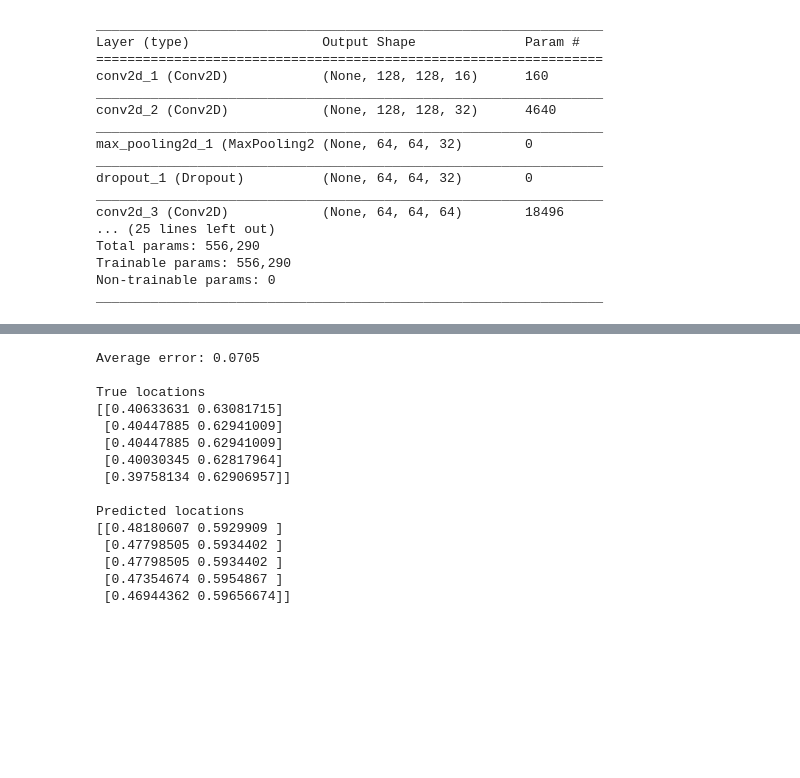
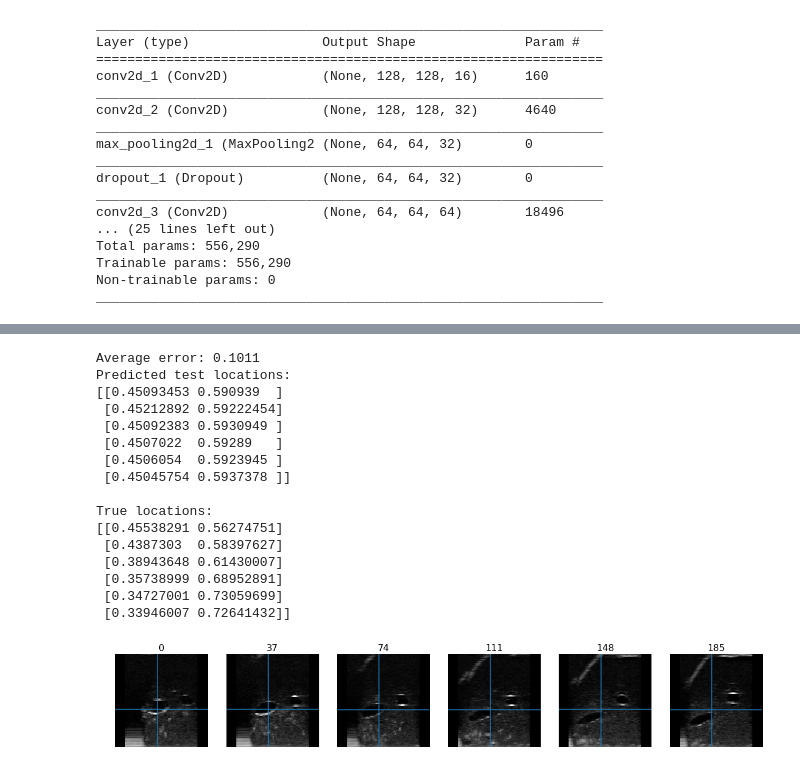
Before and after one commit to SlicerIGT/aigt, a Jupyter notebook: Notebooks/Experimental/CentralLineLoc-ArraysInput.ipynb, the cells around one changed output, grey strips where cells are left out. Drawn from its saved outputs; the diff is of its cells as text; code cells hidden in the pictures; blank space fills up the shorter version.

```diff
--- a/Notebooks/Experimental/CentralLineLoc-ArraysInput.ipynb
+++ b/Notebooks/Experimental/CentralLineLoc-ArraysInput.ipynb
@@ -211,33 +264,37 @@ def plots(ims, ys, figsize=(20,6), rows=1, titles=None):
 # %%
 y_pred = model.predict(test_image_data)
 
 n = len(test_locations_data)
 average_error = 0.0
 averaging_factor = 1.0 / n
 for i in range(len(test_locations_data)):
     distance = np.linalg.norm(test_locations_data[i] - y_pred[i])
     average_error += distance * averaging_factor
 
 print("Average error: {0:.4f}".format(average_error))
 
-print("\nTrue locations")
-print(test_locations_data[:5])
 
-print("\nPredicted locations")
-print(y_pred[:5])
+pred_inspect_images = test_image_data[(test_inspect_indices)]
+pred_inspect_locations = y_pred[(test_inspect_indices)]
+
+print("Predicted test locations:\n{}\n".format(pred_inspect_locations))
+print("True locations:\n{}".format(test_locations_data[(test_inspect_indices)]))
+plots(pred_inspect_images, pred_inspect_locations, titles=test_inspect_indices)
 # %% [output]
-Average error: 0.0705
+Average error: 0.1011
+Predicted test locations:
+[[0.45093453 0.590939  ]
+ [0.45212892 0.59222454]
+ [0.45092383 0.5930949 ]
+ [0.4507022  0.59289   ]
+ [0.4506054  0.5923945 ]
+ [0.45045754 0.5937378 ]]
 
-True locations
-[[0.40633631 0.63081715]
- [0.40447885 0.62941009]
- [0.40447885 0.62941009]
- [0.40030345 0.62817964]
- [0.39758134 0.62906957]]
-
-Predicted locations
-[[0.48180607 0.5929909 ]
- [0.47798505 0.5934402 ]
- [0.47798505 0.5934402 ]
- [0.47354674 0.5954867 ]
- [0.46944362 0.59656674]]
+True locations:
+[[0.45538291 0.56274751]
+ [0.4387303  0.58397627]
+ [0.38943648 0.61430007]
+ [0.35738999 0.68952891]
+ [0.34727001 0.73059699]
+ [0.33946007 0.72641432]]
+[figure, added]
```
Also changed, not shown: parts of 12 cells of this notebook.
